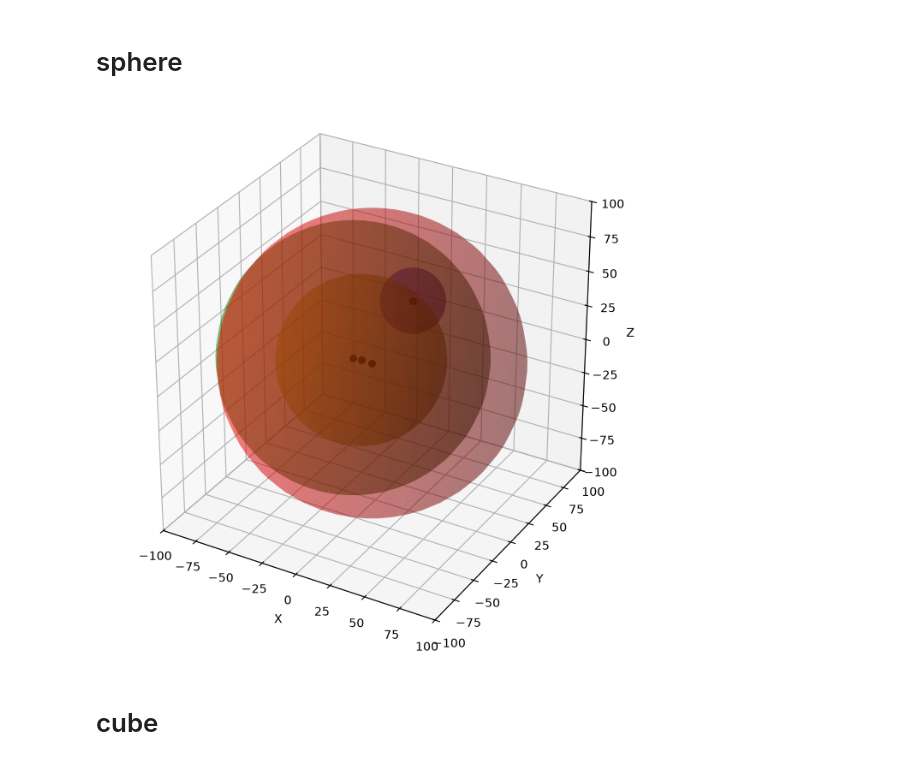
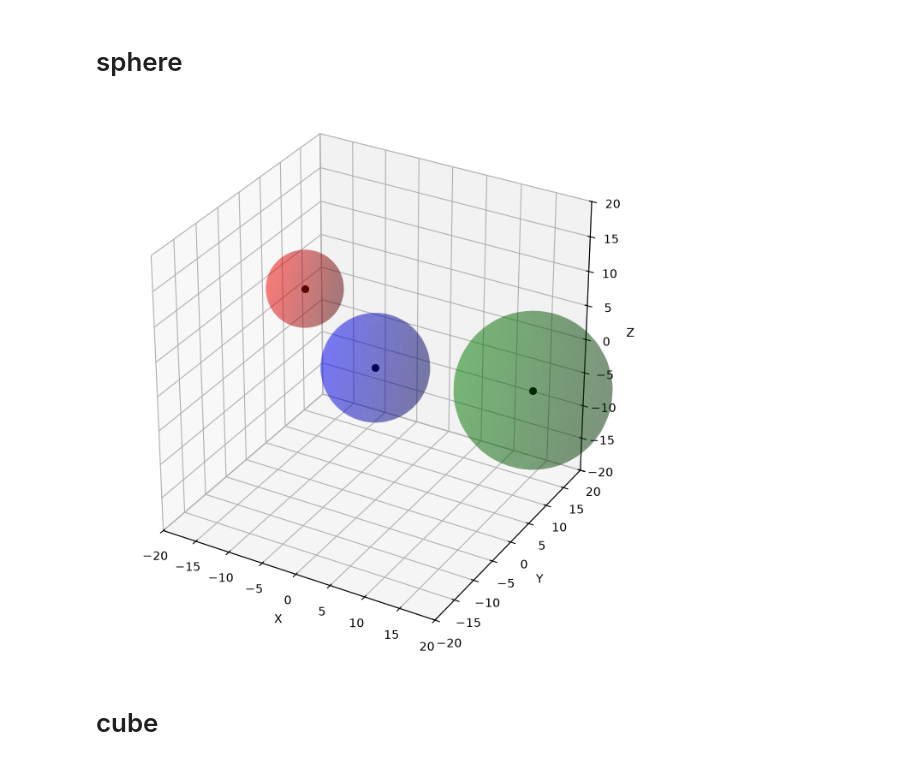
Before and after one commit to Titanarum242/Lab_2_oop_magnus_akerman, a Jupyter notebook: manda_test.ipynb, the cells around one changed output. Saved outputs shown, nothing was run; the diff lists cells and outputs as text; code cells hidden in the pictures.

Commit message:
added x,y,z property to Translate to match interface of plotter class

```diff
--- a/manda_test.ipynb
+++ b/manda_test.ipynb
@@ -50,6 +50,16 @@ class Translate:
         if len(self._numbers) ==2:
             self._numbers = (self._numbers[0], self._numbers[1], 0.0)
 
+    @property
+    def x(self) -> float:
+        return self._numbers[0]
+    @property
+    def y(self) -> float:
+        return self._numbers[1]
+    @property
+    def z(self) -> float:
+        return self._numbers[2]
+
     def __eq__(self, other):
         if not isinstance(other, Translate):
             return NotImplemented
@@ -60,3 +70,5 @@ class Translate:
 
     def __repr__(self) -> str:
         return f"(x={self._numbers[0]}, y={self._numbers[1]}, z={self._numbers[2]})"
+t1=Translate(1, 2, 3)
+print(t1.x)
@@ -191,6 +205,8 @@ Rectangle(base=1, height=2, center_coordinates:(x=1.5, y=2.0, z=0.0))
 # sphere
 # %%
 import numpy as np
+
+#from Lab_2_libs.cube import Cube
 #from space_3d import Translate
 class Sphere:
 
@@ -217,65 +233,87 @@ class Sphere:
     def check_unity(self) -> bool:
         return self._radius == 1.0
 
 
 
     def __eq__(self, other):
         if not isinstance(other, Sphere):
             return NotImplemented
         return self._radius == other._radius and self._translate == other._translate
 
     def __repr__(self) -> str:
         return f"Sphere(radius={self._radius}, center_coordinates:{self._translate})"
 
 # skall göras till en egen klass senare för sphere:
 import numpy as np
 import matplotlib.pyplot as plt
 from mpl_toolkits.mplot3d import Axes3D
 
-# Sphere definitions: (x, y, z, radius, color)
-spheres = [
-    (-3, 1, 2, 99.0, 'r'),
-    (-22, 88, 1, 22.0, 'b'),
-    (-11, 1, 2, 55.0, 'y'),
-    (-17, 1, 2, 88.0, 'g')
-]
+sp1 = Sphere(5, Translate(-11, 1, 8))
+sp2 = Sphere(10, Translate(20, 5, 0))
+sp3 = Sphere(7, Translate(0, 0, 0))
 
-fig = plt.figure(figsize=(10, 8))
-ax = fig.add_subplot(111, projection='3d')
+class Plot3D:
 
-for x0, y0, z0, r, color in spheres:
+    def __init__(self):
+        self._objects = []
 
-    # Sphere parameterization
-    u = np.linspace(0, 2 * np.pi, 40)
-    v = np.linspace(0, np.pi, 40)
+    def add_sphere(self, sphere, color="r"):
 
-    x = x0 + r * np.outer(np.cos(u), np.sin(v))
-    y = y0 + r * np.outer(np.sin(u), np.sin(v))
-    z = z0 + r * np.outer(np.ones_like(u), np.cos(v))
+        if not isinstance(sphere, Sphere):
+            raise TypeError(
+                f"Expected Sphere, got {type(sphere).__name__}"
+            )
 
-    # Draw sphere surface
-    ax.plot_surface(x, y, z, color=color, alpha=0.3, linewidth=0)
+        self._objects.append((sphere, color))
 
-    # Draw center point
-    ax.scatter(x0, y0, z0, color='black', s=30)
+    def plot(self):
 
-# Equal scaling
-max_radius = max(r for (_, _, _, r, _) in spheres)
+        fig = plt.figure(figsize=(10, 8))
+        ax = fig.add_subplot(111, projection="3d")
 
-ax.set_xlim(-100, 100)
-ax.set_ylim(-100, 100)
-ax.set_zlim(-100, 100)
+        for sphere, color in self._objects:
 
-ax.set_xlabel('X')
-ax.set_ylabel('Y')
-ax.set_zlabel('Z')
+            x0 = sphere._translate.x
+            y0 = sphere._translate.y
+            z0 = sphere._translate.z
+            r = sphere._radius
 
-# Equal aspect ratio
-ax.set_box_aspect([1, 1, 1])
+            u = np.linspace(0, 2 * np.pi, 40)
+            v = np.linspace(0, np.pi, 40)
 
-plt.show()
+            x = x0 + r * np.outer(np.cos(u), np.sin(v))
+            y = y0 + r * np.outer(np.sin(u), np.sin(v))
+            z = z0 + r * np.outer(np.ones_like(u), np.cos(v))
+
+            ax.plot_surface(x, y, z, color=color, alpha=0.3,linewidth=0)
+
+            ax.scatter(x0, y0, z0, color="black", s=30)
+
+
+        max_radius = max(sphere._radius for sphere, _ in self._objects)
+        ax.set_xlim(-10 - max_radius, 10 + max_radius)
+        ax.set_ylim(-10 - max_radius, 10 + max_radius)
+        ax.set_zlim(-10 - max_radius, 10 + max_radius)
+        ax.set_xlabel("X")
+        ax.set_ylabel("Y")
+        ax.set_zlabel("Z")
+
+        ax.set_box_aspect([1, 1, 1])
+
+        plt.show()
+
+
+
+
+ph = Plot3D()
+
+ph.add_sphere(sp1, "r")
+ph.add_sphere(sp2, "g")
+ph.add_sphere(sp3, "b")
+
+ph.plot()
 # %% [output]
-[figure, old version]
+[figure, new version]
 # %% [markdown]
 # cube
 # %%
```
Also changed, not shown: parts of 3 cells of this notebook, 3 other files.
